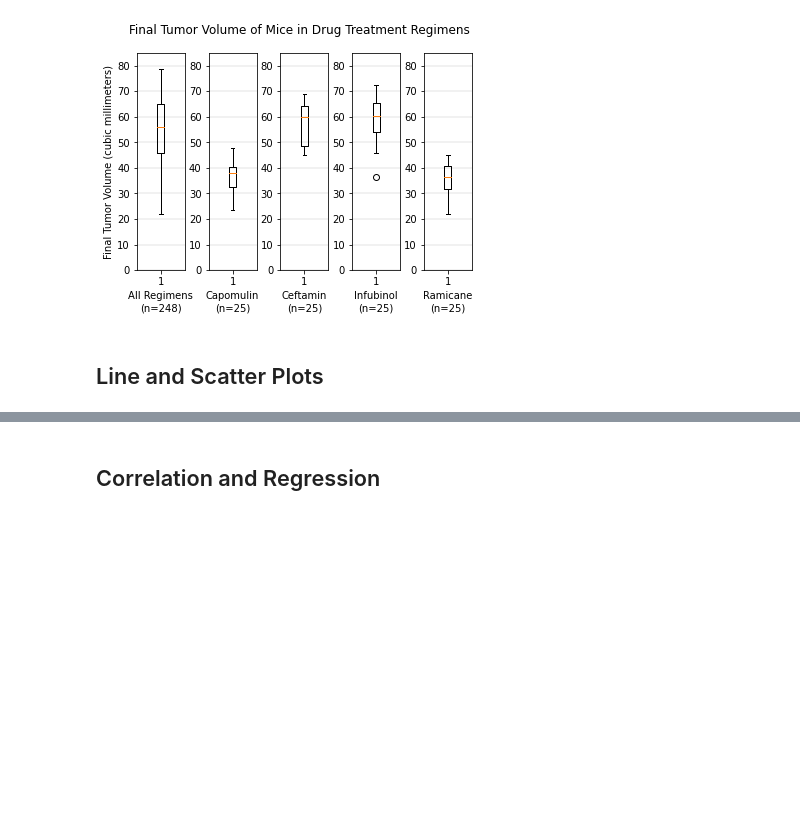
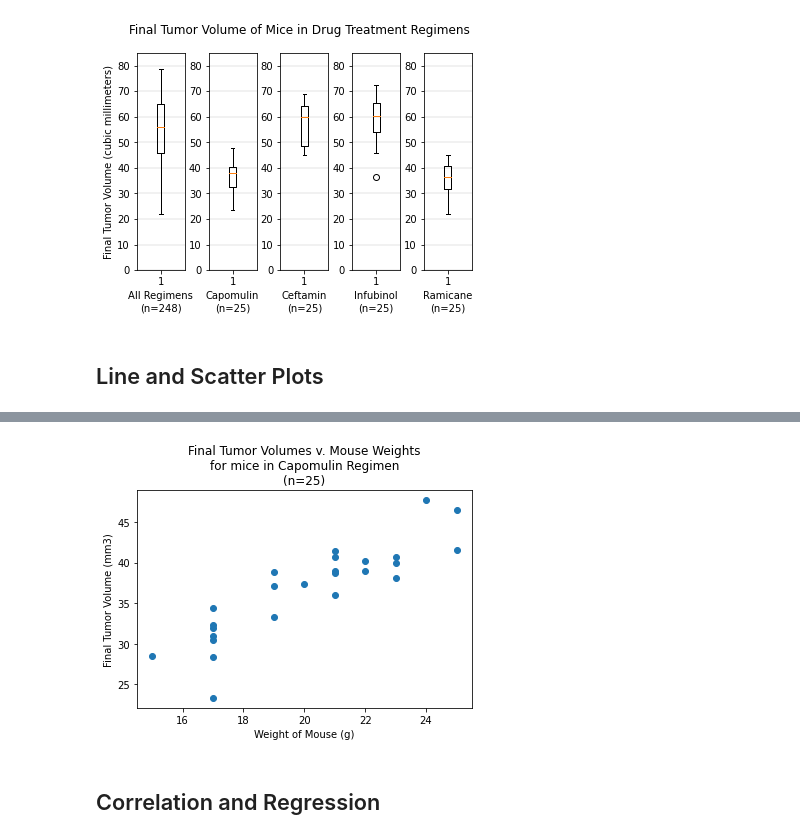
Before and after one commit to papadiscobravo/Pymeceutical-challenge-2, a Jupyter notebook: homework/assignment05/pymaceuticals_starter2.ipynb, the cells around one changed output, grey strips where cells are left out. Drawn from its saved outputs; the diff is of its cells as text; code cells hidden in the pictures; blank space fills up the shorter version.

Commit message:
scatterplot done can see light at the  end of the tunnel

```diff
--- a/homework/assignment05/pymaceuticals_starter2.ipynb
+++ b/homework/assignment05/pymaceuticals_starter2.ipynb
@@ -691,0 +689,15 @@ plt.show()
+# %%
+# 18 Generate a scatter plot of average tumor volume vs. mouse weight
+# for the Capomulin regimen
+CapomulinMiceWeights = []
+CapomulinMiceTumorVols = []
+row = 0
+
+for mouse in allRegMiceData["Drug Regimen"]:
+    finalTumorVolume = allRegMiceData["Tumor Volume (mm3)"][row]
+    mouseWeight = allRegMiceData["Weight (g)"][row]
+    if mouse == "Capomulin":
+        # print(f"{row} {mouseWeight}-gram mouse final tumor vol. {round(finalTumorVolume,1)} mm^3.")
+        CapomulinMiceWeights.append(mouseWeight)
+        CapomulinMiceTumorVols.append(finalTumorVolume)
+    row = row+1
@@ -692,3 +712,20 @@ plt.show()
+# %%
+xValues = CapomulinMiceWeights
+yValues = CapomulinMiceTumorVols
+
+# plt.scatter(measurementsPerRegimen)
+plt.scatter(xValues, yValues)
+plt.title(f"Final Tumor Volumes v. Mouse Weights\nfor mice in Capomulin Regimen\n(n={Capomulin_n})")
+plt.ylabel("Final Tumor Volume (mm3)")
+plt.xlabel("Weight of Mouse (g)")
+plt.show()
+
+# A reminder to myself when I need to refer to this code:
+# The independent variable ("cause") goes on the x-axis,
+# and the dependent variable ("effect") goes on the y-axis.
+# Typically chart titles are "y-axis variable vs. x-axis variable".
+# %% [output]
+[figure, added]
 # %% [markdown]
 ## Correlation and Regression
 # %%
```
Also changed, not shown: parts of 3 cells of this notebook.
